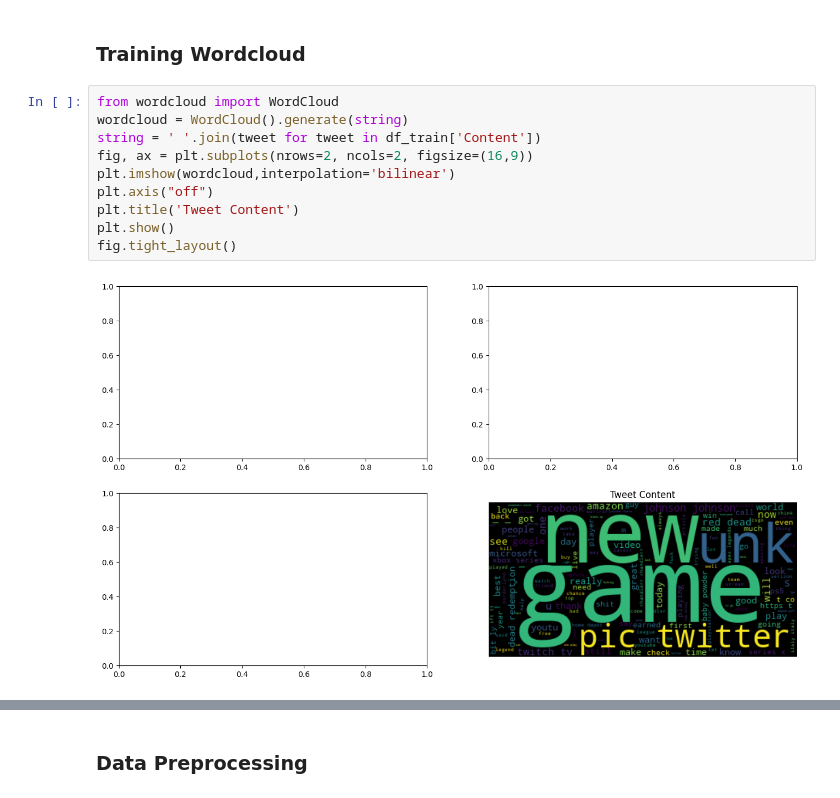
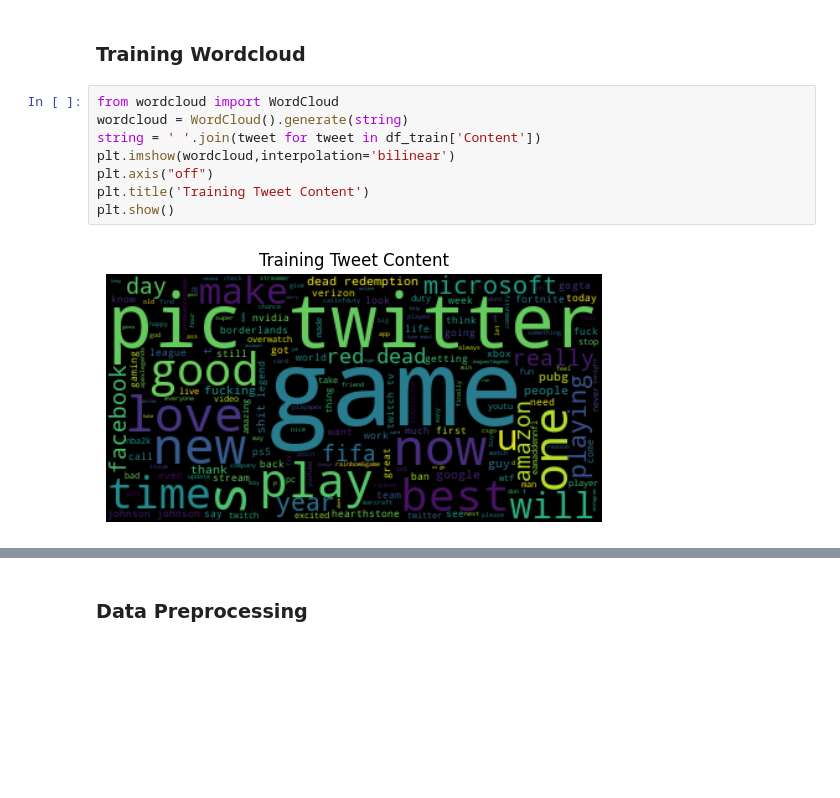
Before and after one commit to RampageousRJ/Twitter-Sentiment-Analysis, a Jupyter notebook: model/model.ipynb, the cells around one changed output, grey strips where cells are left out. Saved outputs shown, nothing was run; the diff lists cells and outputs as text; blank space fills up the shorter version.

```diff
--- a/model/model.ipynb
+++ b/model/model.ipynb
@@ -137,12 +137,10 @@ plt.show()
 # %%
 from wordcloud import WordCloud
 wordcloud = WordCloud().generate(string)
 string = ' '.join(tweet for tweet in df_train['Content'])
-fig, ax = plt.subplots(nrows=2, ncols=2, figsize=(16,9))
 plt.imshow(wordcloud,interpolation='bilinear')
 plt.axis("off")
-plt.title('Tweet Content')
+plt.title('Training Tweet Content')
 plt.show()
-fig.tight_layout()
 # %% [output]
-[figure, old version]
+[figure, new version]
```
Also changed, not shown: parts of 4 cells of this notebook, 2 other files.
